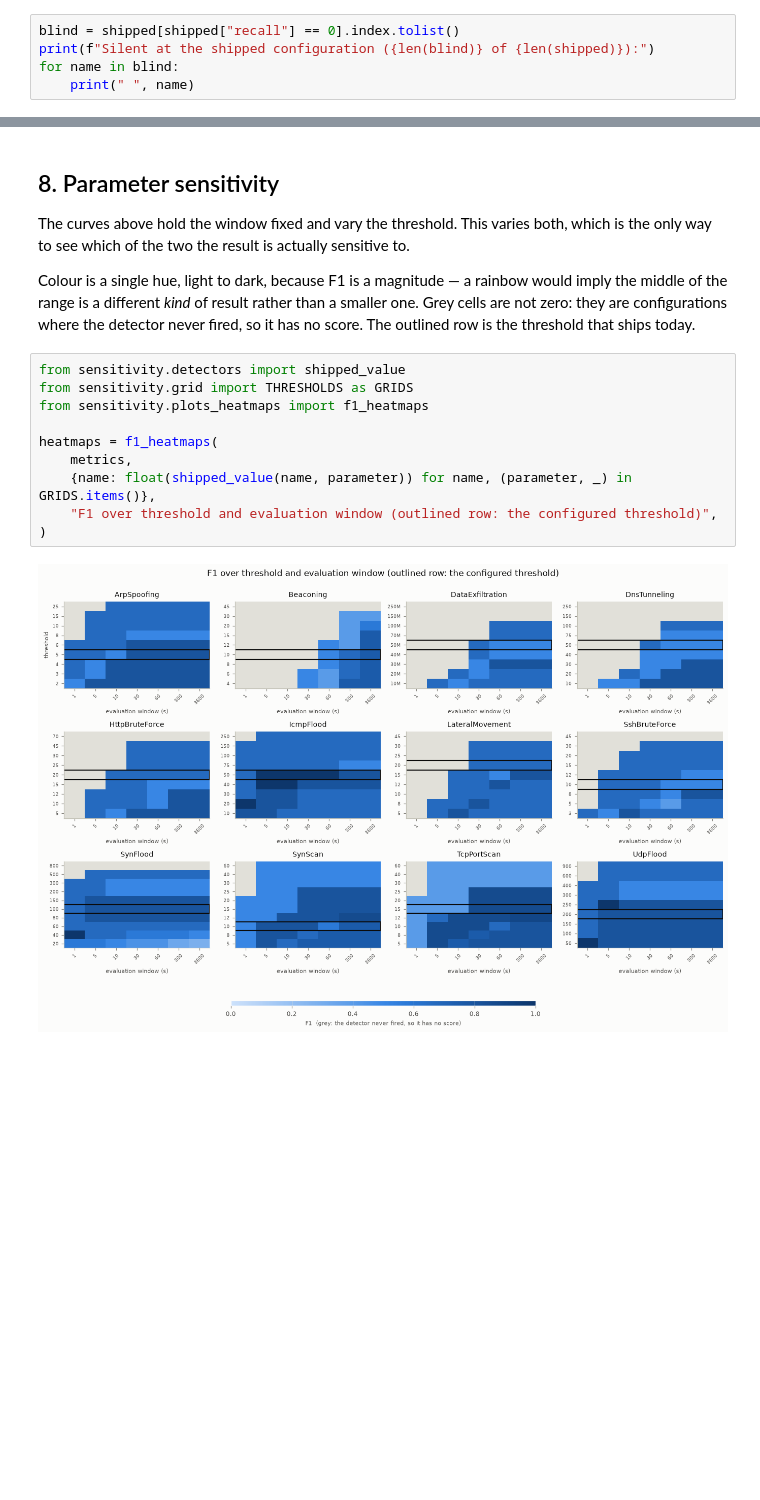
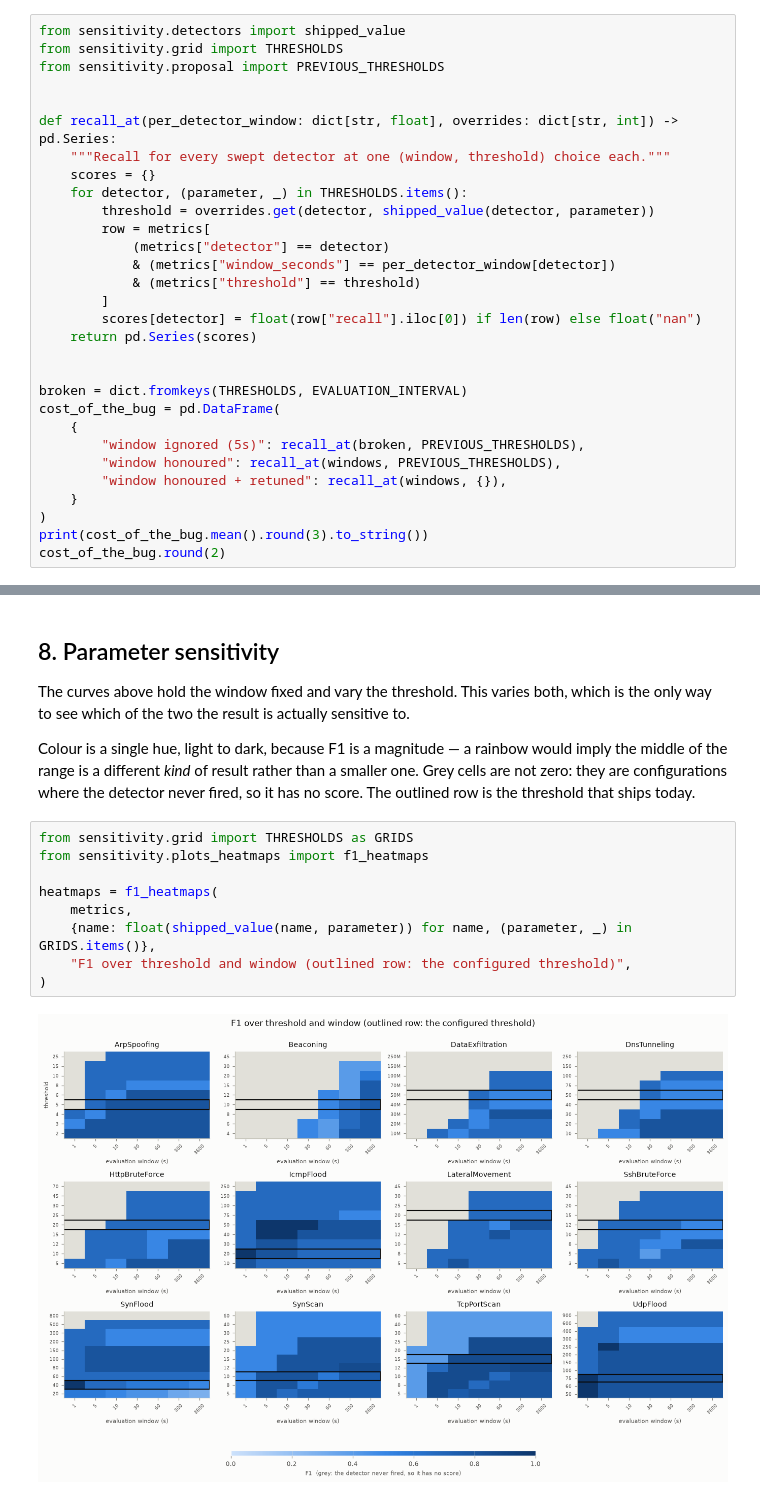
Before and after one commit to YanalSerhan/Network-Intrusion-Detection-System, a Jupyter notebook: notebooks/detection_analysis.ipynb, the cells around one changed output, grey strips where cells are left out. Drawn from its saved outputs; the diff is of its cells as text; blank space fills up the shorter version.

```diff
--- a/notebooks/detection_analysis.ipynb
+++ b/notebooks/detection_analysis.ipynb
@@ -113,6 +122,31 @@ a window of five.
 # %%
-blind = shipped[shipped["recall"] == 0].index.tolist()
-print(f"Silent at the shipped configuration ({len(blind)} of {len(shipped)}):")
-for name in blind:
-    print(" ", name)
+from sensitivity.detectors import shipped_value
+from sensitivity.grid import THRESHOLDS
+from sensitivity.proposal import PREVIOUS_THRESHOLDS
+
+
+def recall_at(per_detector_window: dict[str, float], overrides: dict[str, int]) -> pd.Series:
+    """Recall for every swept detector at one (window, threshold) choice each."""
+    scores = {}
+    for detector, (parameter, _) in THRESHOLDS.items():
+        threshold = overrides.get(detector, shipped_value(detector, parameter))
+        row = metrics[
+            (metrics["detector"] == detector)
+            & (metrics["window_seconds"] == per_detector_window[detector])
+            & (metrics["threshold"] == threshold)
+        ]
+        scores[detector] = float(row["recall"].iloc[0]) if len(row) else float("nan")
+    return pd.Series(scores)
+
+
+broken = dict.fromkeys(THRESHOLDS, EVALUATION_INTERVAL)
+cost_of_the_bug = pd.DataFrame(
+    {
+        "window ignored (5s)": recall_at(broken, PREVIOUS_THRESHOLDS),
+        "window honoured": recall_at(windows, PREVIOUS_THRESHOLDS),
+        "window honoured + retuned": recall_at(windows, {}),
+    }
+)
+print(cost_of_the_bug.mean().round(3).to_string())
+cost_of_the_bug.round(2)
 # %% [output]
@@ -353,15 +411,14 @@ than a smaller one. Grey cells are not zero: they are configurations where the
 detector never fired, so it has no score. The outlined row is the threshold
 that ships today.
 # %%
-from sensitivity.detectors import shipped_value
 from sensitivity.grid import THRESHOLDS as GRIDS
 from sensitivity.plots_heatmaps import f1_heatmaps
 
 heatmaps = f1_heatmaps(
     metrics,
     {name: float(shipped_value(name, parameter)) for name, (parameter, _) in GRIDS.items()},
-    "F1 over threshold and evaluation window (outlined row: the configured threshold)",
+    "F1 over threshold and window (outlined row: the configured threshold)",
 )
 # %% [output]
-[figure, old version]
+[figure, new version]
 # %% [markdown]
```
Also changed, not shown: parts of 28 cells of this notebook, 31 other files.
